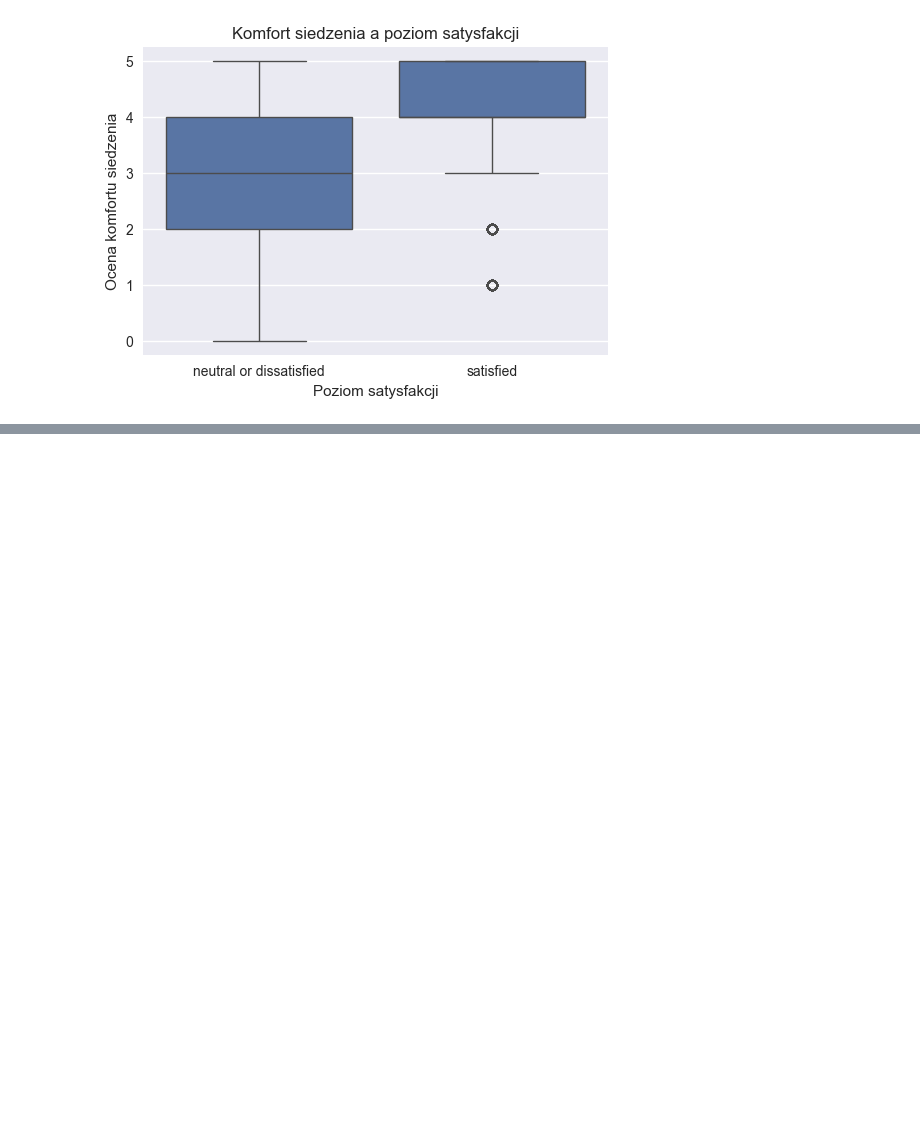
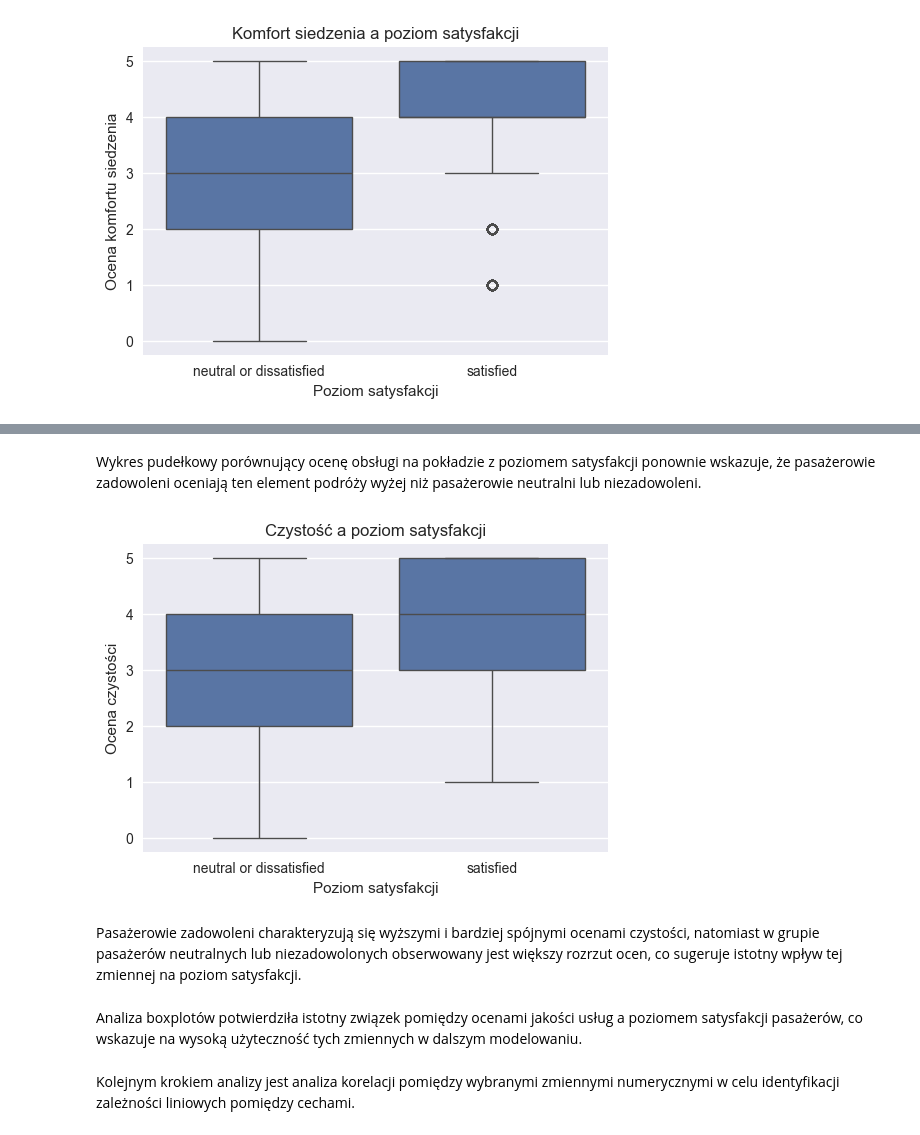
Before and after one commit to wzdrodowska/airline-passenger-satisfaction, a Jupyter notebook: Raport z analizy i modelowania zbioru danych Airline Passenger Satisfaction.ipynb, the cells around one changed output, grey strips where cells are left out. Saved outputs shown, nothing was run; the diff lists cells and outputs as text; code cells hidden in the pictures; blank space fills up the shorter version.

```diff
--- a/Raport z analizy i modelowania zbioru danych Airline Passenger Satisfaction.ipynb
+++ b/Raport z analizy i modelowania zbioru danych Airline Passenger Satisfaction.ipynb
@@ -233,0 +245,17 @@ plt.show()
+# %% [markdown]
+Wykres pudełkowy porównujący ocenę obsługi na pokładzie z poziomem satysfakcji ponownie wskazuje, że pasażerowie zadowoleni oceniają ten element podróży wyżej niż pasażerowie neutralni lub niezadowoleni.
+# %%
+plt.figure(figsize=(6,4))
+sns.boxplot(data=train_df, x="satisfaction", y="Cleanliness")
+plt.title("Czystość a poziom satysfakcji")
+plt.xlabel("Poziom satysfakcji")
+plt.ylabel("Ocena czystości")
+plt.show()
+# %% [output]
+[figure, added]
+# %% [markdown]
+Pasażerowie zadowoleni charakteryzują się wyższymi i bardziej spójnymi ocenami czystości, natomiast w grupie pasażerów neutralnych lub niezadowolonych obserwowany jest większy rozrzut ocen, co sugeruje istotny wpływ tej zmiennej na poziom satysfakcji.
+# %% [markdown]
+Analiza boxplotów potwierdziła istotny związek pomiędzy ocenami jakości usług a poziomem satysfakcji pasażerów, co wskazuje na wysoką użyteczność tych zmiennych w dalszym modelowaniu.
+# %% [markdown]
+Kolejnym krokiem analizy jest analiza korelacji pomiędzy wybranymi zmiennymi numerycznymi w celu identyfikacji zależności liniowych pomiędzy cechami.
```
Also changed, not shown: parts of 34 cells of this notebook.
